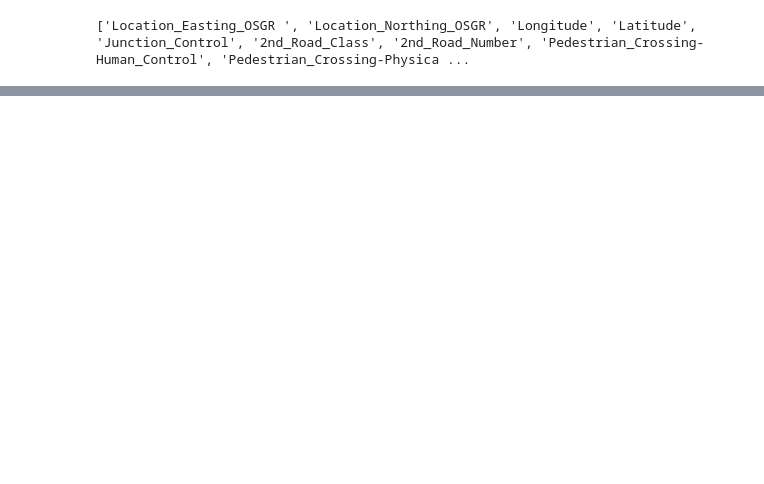
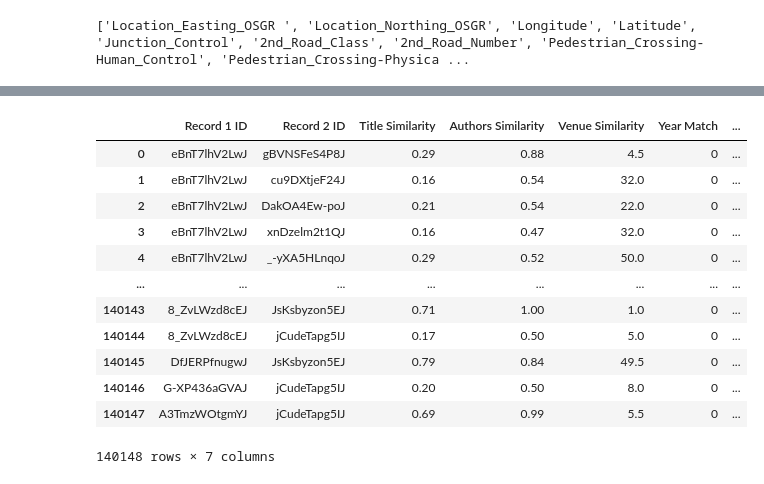
Before and after one commit to jasonachkar/COMP333_A3, a Jupyter notebook: Assignment3.ipynb, the cells around one changed output, grey strips where cells are left out. Cells and saved outputs as stored; diff of their text form; code cells hidden in the pictures; blank space fills up the shorter version.

```diff
--- a/Assignment3.ipynb
+++ b/Assignment3.ipynb
@@ -82,0 +139,7 @@ joinedtable.to_csv('accidentsandcasualties.csv', index=False)
+# %%
+ddf = pd.read_csv('diabetes.csv')
+ddf ['BloodPressure'] = ddf['BloodPressure'].replace({0:None})
+ddf['SkinThickness'] = ddf['SkinThickness'].replace({0:None})
+ddf['BMI'] = ddf['BMI'].replace({0:None})
+
+ddf.to_csv('diabetes.csv', index=False)
@@ -82,0 +150,17 @@ joinedtable.to_csv('accidentsandcasualties.csv', index=False)
+# %%
+# Step 1: Remove the 'Outcome' column
+ddf = ddf.drop(columns=['Outcome'])
+
+# Step 2: Remove one column from each pair of columns with a correlation > 0.5
+correlation_matrix = ddf.corr()
+highcor = []
+
+# Find pairs of columns with correlation > 0.5
+for i in range(len(correlation_matrix.columns)):
+    for j in range(i + 1, len(correlation_matrix.columns)):
+        if abs(correlation_matrix.iloc[i, j]) > 0.5:
+            highcor.append(correlation_matrix.columns[j])
+
+# Drop the first occurrence of each highly correlated column
+ddf = ddf.drop(columns=highcor)
+ddf.to_csv('diabetes.csv', index=False)
@@ -82,0 +406,17 @@ joinedtable.to_csv('accidentsandcasualties.csv', index=False)
+# %%
+#Please run the cell above before running this in order to view the duplicate records for Task 3.
+duplicate_records_df
+# %% [output]
+|  | Record 1 ID | Record 2 ID | Title Similarity | Authors Similarity | Venue Similarity | Year Match | ... |
+| 0 | eBnT7lhV2LwJ | gBVNSFeS4P8J | 0.29 | 0.88 | 4.5 | 0 | ... |
+| 1 | eBnT7lhV2LwJ | cu9DXtjeF24J | 0.16 | 0.54 | 32.0 | 0 | ... |
+| 2 | eBnT7lhV2LwJ | DakOA4Ew-poJ | 0.21 | 0.54 | 22.0 | 0 | ... |
+| 3 | eBnT7lhV2LwJ | xnDzelm2t1QJ | 0.16 | 0.47 | 32.0 | 0 | ... |
+| 4 | eBnT7lhV2LwJ | _-yXA5HLnqoJ | 0.29 | 0.52 | 50.0 | 0 | ... |
+| ... | ... | ... | ... | ... | ... | ... | ... |
+| 140143 | 8_ZvLWzd8cEJ | JsKsbyzon5EJ | 0.71 | 1.00 | 1.0 | 0 | ... |
+| 140144 | 8_ZvLWzd8cEJ | jCudeTapg5IJ | 0.17 | 0.50 | 5.0 | 0 | ... |
+| 140145 | DfJERPfnugwJ | JsKsbyzon5EJ | 0.79 | 0.84 | 49.5 | 0 | ... |
+| 140146 | G-XP436aGVAJ | jCudeTapg5IJ | 0.20 | 0.50 | 8.0 | 0 | ... |
+| 140147 | A3TmzWOtgmYJ | jCudeTapg5IJ | 0.69 | 0.99 | 5.5 | 0 | ... |
+140148 rows × 7 columns
```
Also changed, not shown: parts of 18 cells of this notebook, 1 other file.
